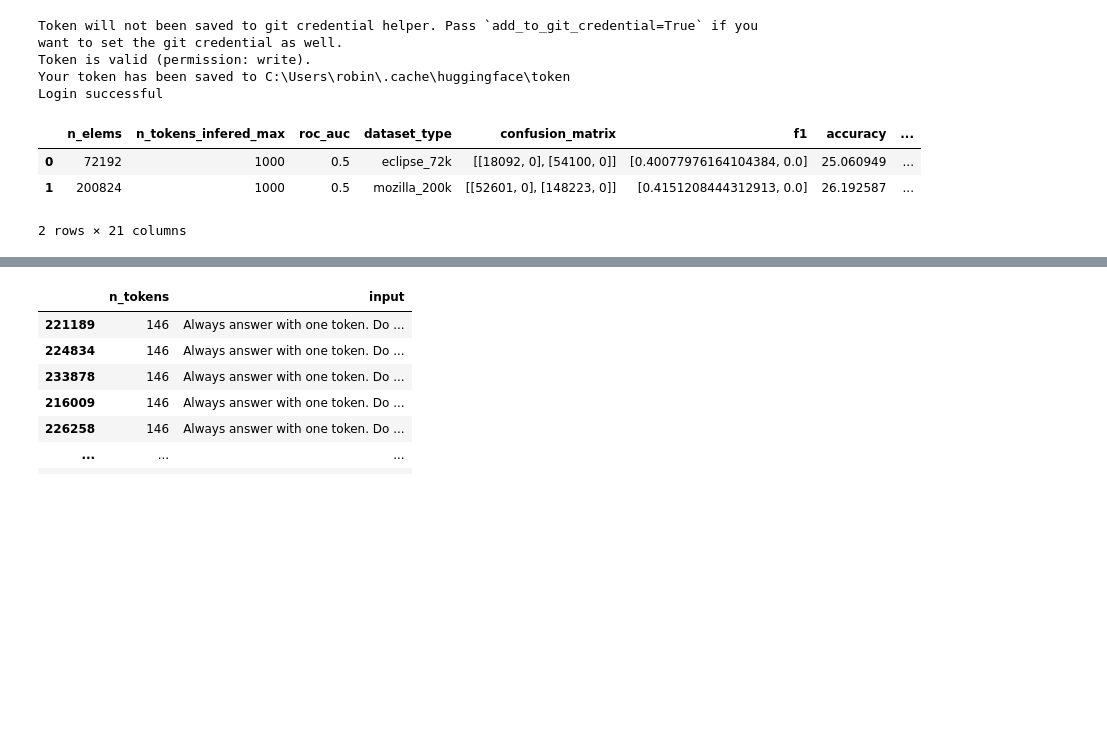
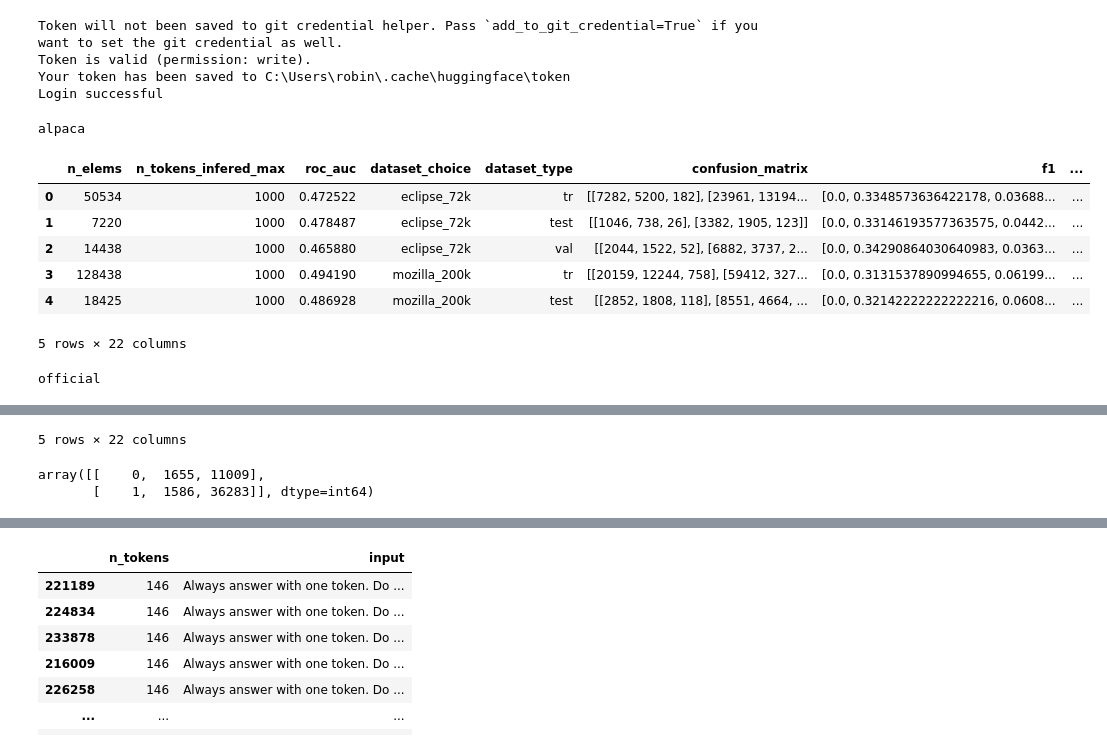
Before and after one commit to AndressaStefany/severityPrediction, a Jupyter notebook: src/llm/inference_results.ipynb, the cells around one changed output, grey strips where cells are left out. Drawn from its saved outputs; the diff is of its cells as text; code cells hidden in the pictures; blank space fills up the shorter version.

Commit message:
inference

```diff
--- a/src/llm/inference_results.ipynb
+++ b/src/llm/inference_results.ipynb
@@ -37,15 +40,23 @@ root = Path(f"../../data/inference/")
 'NoneType' object has no attribute 'cadam32bit_grad_fp32'
 Import of import evaluate failed
 Import of from pytorchtools import EarlyStopping failed
+# %%
+split = {}
+for dataset_choice in ["eclipse_72k","mozilla_200k"]:
+    with open(f"../../data/split_{dataset_choice}.json") as fp:
+        split[dataset_choice] = {}
+        for dataset_type, bug_ids in json.load(fp).items():
+            for bug_id in bug_ids:
+                split[dataset_choice][bug_id] = dataset_type
 # %%
 
-l = []
+dico_inferences_prompt = {}
 tokenizer = get_tokenizer(m.default_token, m.default_model)
 pathes = list(root.rglob("inference__*"))
 for path_data in tqdm.tqdm(pathes):
     with open(path_data / "parameters.json") as fp:
         parameters = json.load(fp)
-    dataset_type = parameters["dataset_choice"]
+    dataset_choice = parameters["dataset_choice"]
     files_data = list(path_data.rglob(f"predictions_*.json"))
     if len(files_data) == 0:
         continue
@@ -61,30 +72,50 @@ for path_data in tqdm.tqdm(pathes):
                     print(e)
                     print(line)
                     raise Exception
-                l.append({**line,"dataset_type":dataset_type,"parameters":{**parameters,"path_data_folder": path_data.stem}})
-df_elems = pd.DataFrame(l)
+                if parameters['prompt_id'] not in dico_inferences_prompt:
+                    dico_inferences_prompt[parameters['prompt_id']] = []
+                dico_inferences_prompt[parameters['prompt_id']].append({**line,"dataset_type": split[dataset_choice][line['bug_id']],"dataset_choice":dataset_choice,"parameters":{**parameters,"path_data_folder": path_data.stem}})
+dfs = {k:pd.DataFrame(v) for k,v in dico_inferences_prompt.items()}
 # %% [output]
 Token will not been saved to git credential helper. Pass `add_to_git_credential=True` if you want to set the git credential as well.
 Token is valid (permission: write).
 Your token has been saved to C:\Users\robin\.cache\huggingface\token
 Login successful
 # %%
-df_elems.drop_duplicates(subset=["dataset_type","bug_id"], keep='last',inplace=True)
-l = []
-df_elems["n_tokens_infered_max"] = df_elems["parameters"].apply(lambda x:x["n_tokens_infered_max"])
-for dataset_type in df_elems["dataset_type"].unique():
-    for n_tokens_infered_max in df_elems["n_tokens_infered_max"].unique():
-        d = df_elems.query(f"dataset_type == '{dataset_type}' & n_tokens_infered_max == {n_tokens_infered_max}").to_dict(orient="records")
-        confusion_matrix, f1, _ = compute_metrics_from_list(d, pred_field="severity_pred")
-        accuracy = np.sum(np.diag(confusion_matrix)) / np.sum(confusion_matrix)
-        df1 = pd.DataFrame(d)
-        fpr, tpr, thresholds = roc_curve(y_true=np.array(df1['binary_severity']), y_score=np.array(df1['severity_pred']))
-        roc_auc = auc(fpr, tpr)
-        l.append({"n_elems": len(d), "n_tokens_infered_max": n_tokens_infered_max, "roc_auc":roc_auc, "dataset_type":dataset_type,"confusion_matrix":confusion_matrix,"f1":f1,"accuracy":accuracy*100, **d[0]["parameters"]})
-df = pd.DataFrame(l)
-display(df.head())
+for k,df_elems in dfs.items():
+    df_elems.drop_duplicates(subset=["dataset_choice","bug_id"], keep='last',inplace=True)
+    df_elems = df_elems.dropna(subset=["binary_severity","severity_pred"])
+    l = []
+    df_elems["n_tokens_infered_max"] = df_elems["parameters"].apply(lambda x:x["n_tokens_infered_max"])
+    for dataset_choice in df_elems["dataset_choice"].unique():
+        for n_tokens_infered_max in df_elems["n_tokens_infered_max"].unique():
+            for dataset_type in df_elems["dataset_type"].unique():
+                d = df_elems.query(f"dataset_choice == '{dataset_choice}' & n_tokens_infered_max == {n_tokens_infered_max} & dataset_type == '{dataset_type}'").to_dict(orient="records")
+                confusion_matrix, f1, _ = compute_metrics_from_list(d, pred_field="severity_pred",)
+                accuracy = np.sum(np.diag(confusion_matrix)) / np.sum(confusion_matrix)
+                df1 = pd.DataFrame(d)
+                try:
+                    fpr, tpr, thresholds = roc_curve(y_true=np.array(df1['binary_severity']), y_score=np.array(df1['severity_pred']))
+                    roc_auc = auc(fpr, tpr)
+                    l.append({"n_elems": len(d), "n_tokens_infered_max": n_tokens_infered_max, "roc_auc":roc_auc, "dataset_choice": dataset_choice, "dataset_type":dataset_type,"confusion_matrix":confusion_matrix,"f1":f1,"accuracy":accuracy*100, **d[0]["parameters"]})
+                except ValueError:
+                    display(df1[df1.isna()])
+                    raise Exception
+            df1 = df_elems.query(f"dataset_choice == '{dataset_choice}' & n_tokens_infered_max == {n_tokens_infered_max}")
+            with open(f"../../data/{folder_name}/inference_{dataset_choice}_prompt-{k}_missing.json", "w") as fp:
+                json.dump([int(i) for i in sorted(df1['bug_id'].unique())], fp)
+    df = pd.DataFrame(l)
+    df_elems.to_json(f"../../data/{folder_name}/predictions_prompt-{k}.json")
+    df.to_json(f"../../data/{folder_name}/metrics_prompt-{k}.json")
+    print(k)
+    display(df.head())
 # %% [output]
+alpaca
-|  | n_elems | n_tokens_infered_max | roc_auc | dataset_type | confusion_matrix | f1 | accuracy | ... |
-| 0 | 72192 | 1000 | 0.5 | eclipse_72k | [[18092, 0], [54100, 0]] | [0.40077976164104384, 0.0] | 25.060949 | ... |
-| 1 | 200824 | 1000 | 0.5 | mozilla_200k | [[52601, 0], [148223, 0]] | [0.4151208444312913, 0.0] | 26.192587 | ... |
+|  | n_elems | n_tokens_infered_max | roc_auc | dataset_choice | dataset_type | confusion_matrix | f1 | ... |
+| 0 | 50534 | 1000 | 0.472522 | eclipse_72k | tr | [[7282, 5200, 182], [23961, 13194... | [0.0, 0.3348573636422178, 0.03688... | ... |
+| 1 | 7220 | 1000 | 0.478487 | eclipse_72k | test | [[1046, 738, 26], [3382, 1905, 123]] | [0.0, 0.33146193577363575, 0.0442... | ... |
+| 2 | 14438 | 1000 | 0.465880 | eclipse_72k | val | [[2044, 1522, 52], [6882, 3737, 2... | [0.0, 0.34290864030640983, 0.0363... | ... |
+| 3 | 128438 | 1000 | 0.494190 | mozilla_200k | tr | [[20159, 12244, 758], [59412, 327... | [0.0, 0.3131537890994655, 0.06199... | ... |
+| 4 | 18425 | 1000 | 0.486928 | mozilla_200k | test | [[2852, 1808, 118], [8551, 4664, ... | [0.0, 0.32142222222222216, 0.0608... | ... |
-2 rows × 21 columns
+5 rows × 22 columns
+official
@@ -90,0 +128 @@ display(df.head())
+5 rows × 22 columns
@@ -96,0 +129,5 @@ df = pd.read_json("../../data/inference/metrics.json")
+# %%
+df.iloc[0].confusion_matrix
+# %% [output]
+array([[    0,  1655, 11009],
+       [    1,  1586, 36283]], dtype=int64)
```
Also changed, not shown: parts of 6 cells of this notebook.
